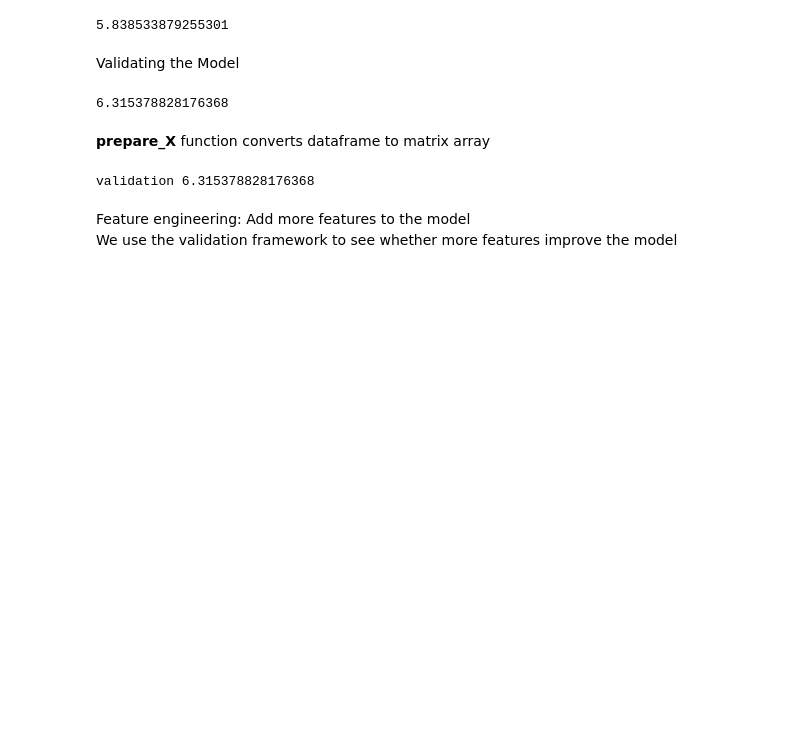
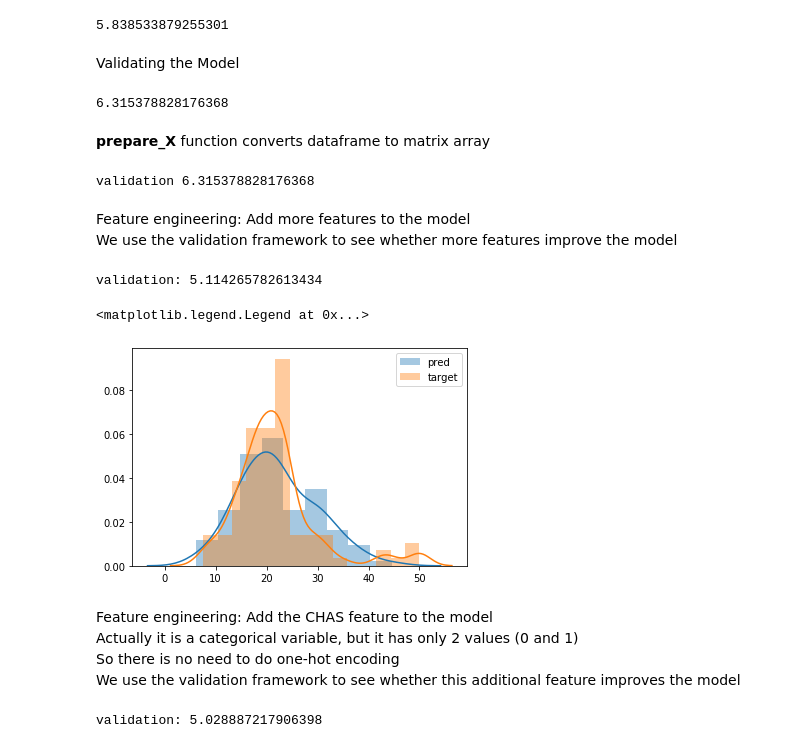
Before and after one commit to MartinTschendel/boston-house-prices, a Jupyter notebook: 200719-boston.ipynb, the cells around one changed output. Saved outputs shown, nothing was run; the diff lists cells and outputs as text; code cells hidden in the pictures; blank space fills up the shorter version.

```diff
--- a/200719-boston.ipynb
+++ b/200719-boston.ipynb
@@ -97,6 +97,3 @@ B          0
 LSTAT      0
 MEDV       0
 dtype: int64
-# %%
-#change CHAS from int to categorical
-df['CHAS'] = df.CHAS.astype('category')
@@ -250,7 +225,40 @@ We use the validation framework to see whether more features improve the model
 # %%
 #use prepare_X function to add more features
 def prepare_X(df):
+    df = df.copy()
     base_02 = ['CRIM', 'ZN', 'INDUS', 'NOX', 'RM', 'AGE', 'DIS', 'RAD',
                'TAX', 'PTRATIO', 'B', 'LSTAT']
     df_num = df[base_02]
     X = df_num.values
+    return X
+# %%
+#check if adding 4 more numerical features can improve the model
+#X_train should now be a matrix array with totally 12 numerical features
+#train the model
+X_train = prepare_X(df_train)
+w_0, w = linear_regression(X_train, y_train)
+
+#apply model to validation dataset
+X_val = prepare_X(df_val)
+y_pred = w_0 + X_val.dot(w)
+
+#computer RMSE on validation dataset
+print('validation:', rmse(y_val, y_pred))
+# %% [output]
+validation: 5.114265782613434
+# %%
+#above we can see that the RMSE decreased a bit
+#plot distribution of real target values (target)
+#and the predicted target values (pred)
+#after we considered 12 feature variables
+sns.distplot(y_pred, label='pred')
+sns.distplot(y_val, label='target')
+plt.legend()
+# %% [output]
+<matplotlib.legend.Legend at 0x...>
+[figure, added]
+# %% [markdown]
+Feature engineering: Add the CHAS feature to the model <br>
+Actually it is a categorical variable, but it has only 2 values (0 and 1) <br>
+So there is no need to do one-hot encoding <br>
+We use the validation framework to see whether this additional feature improves the model
@@ -256,0 +278,15 @@ def prepare_X(df):
+# %%
+#check if adding 'CHAS' as a feature can improve the model
+#X_train should now be a matrix array with totally 12 numerical features and 1 categorical feature
+#train the model
+X_train = prepare_X(df_train)
+w_0, w = linear_regression(X_train, y_train)
+
+#apply model to validation dataset
+X_val = prepare_X(df_val)
+y_pred = w_0 + X_val.dot(w)
+
+#computer RMSE on validation dataset
+print('validation:', rmse(y_val, y_pred))
+# %% [output]
+validation: 5.028887217906398
```
Also changed, not shown: parts of 4 cells of this notebook.
